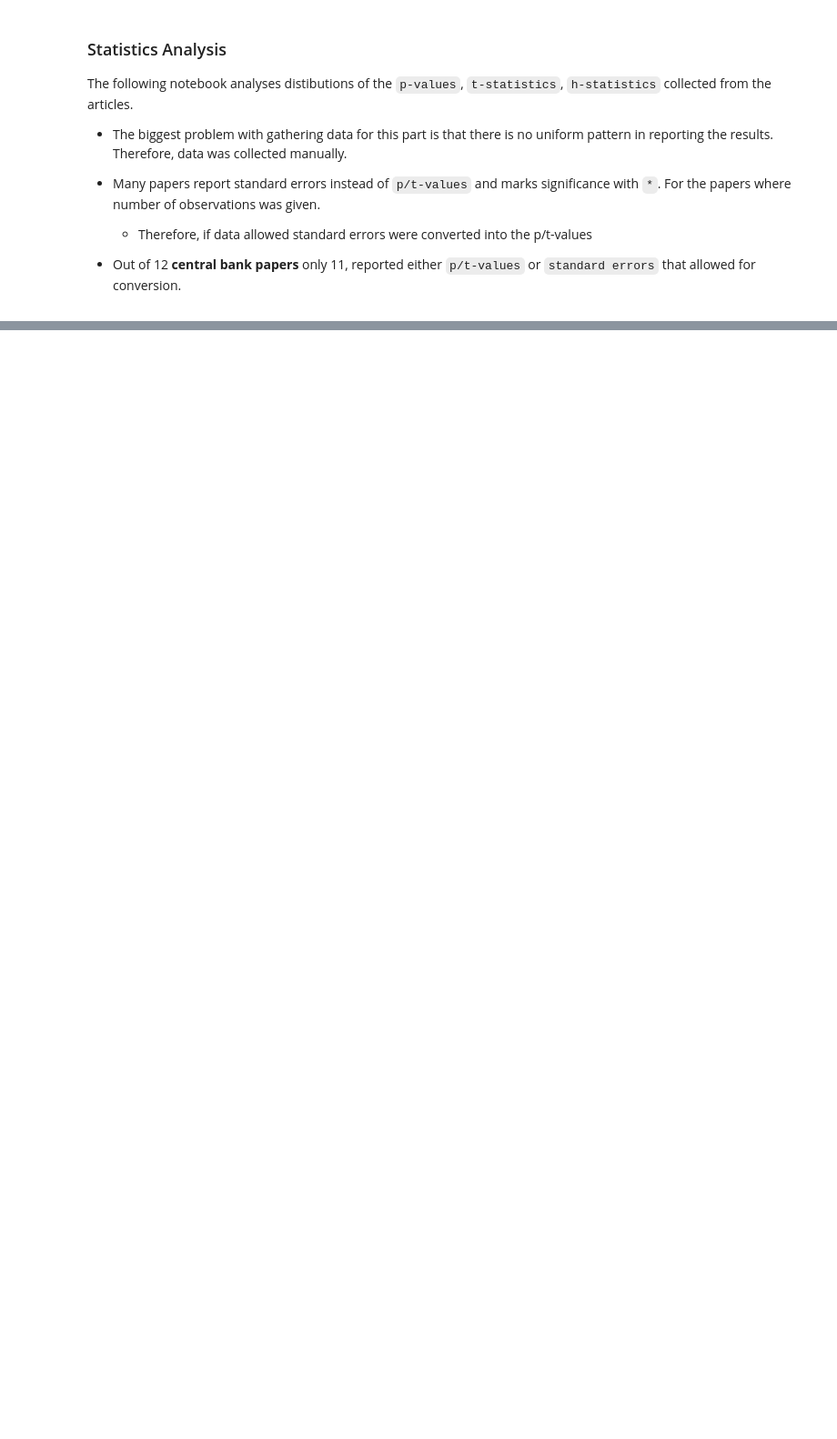
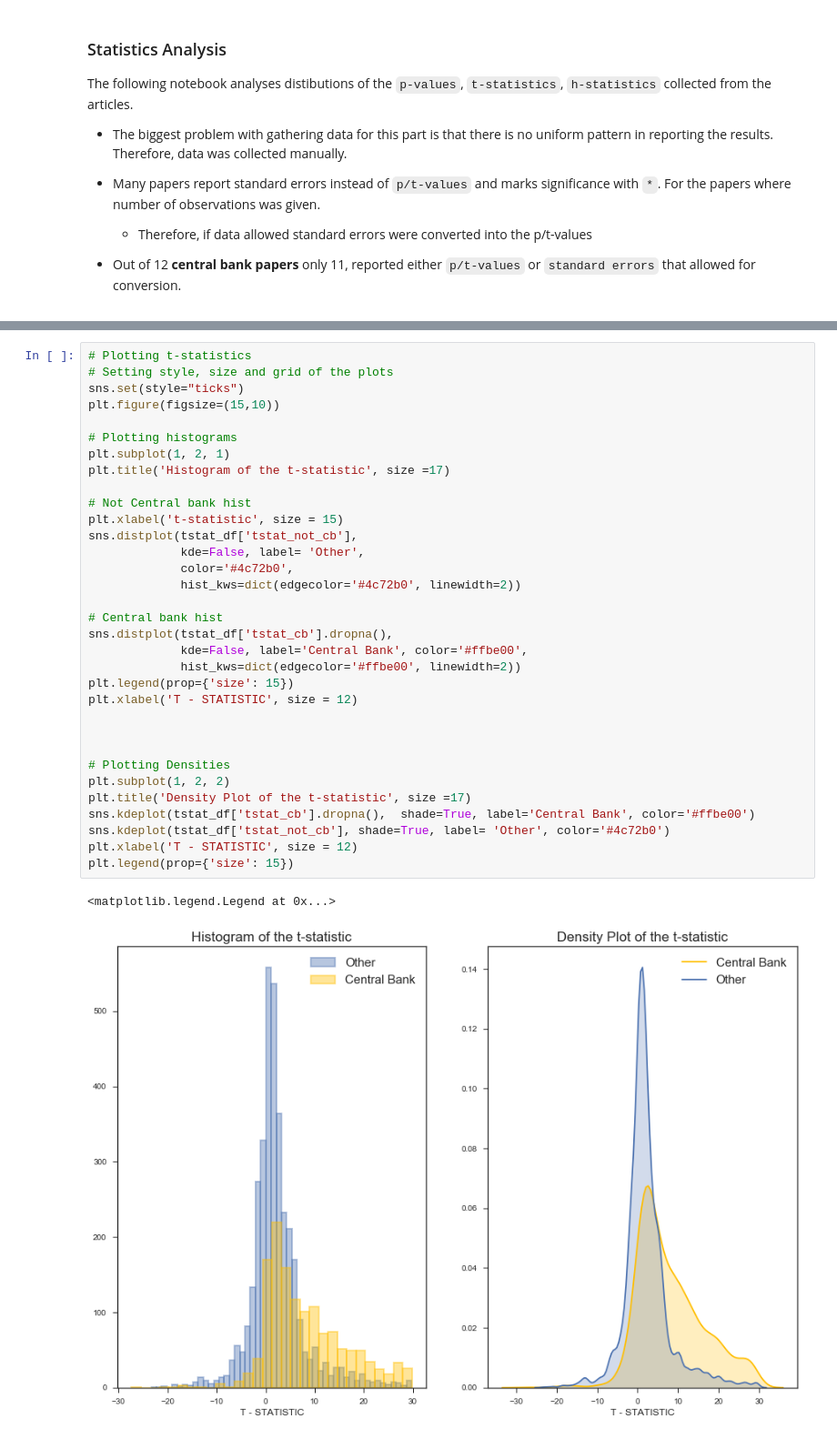
Before and after one commit to ln-P/MasterThesis, a Jupyter notebook: Analysis/Statistics_Analysis.ipynb, the cells around one changed output, grey strips where cells are left out. Shown: that part at 91% size. Drawn from its saved outputs; the diff is of its cells as text; blank space fills up the shorter version.

```diff
--- a/Analysis/Statistics_Analysis.ipynb
+++ b/Analysis/Statistics_Analysis.ipynb
@@ -75,0 +65,36 @@ pvalue_df.plot.density(alpha=0.5, figsize=(7,7))
+# %%
+# Plotting t-statistics
+# Setting style, size and grid of the plots
+sns.set(style="ticks")
+plt.figure(figsize=(15,10))
+
+# Plotting histograms
+plt.subplot(1, 2, 1)
+plt.title('Histogram of the t-statistic', size =17)
+
+# Not Central bank hist
+plt.xlabel('t-statistic', size = 15)
+sns.distplot(tstat_df['tstat_not_cb'],
+             kde=False, label= 'Other',
+             color='#4c72b0',
+             hist_kws=dict(edgecolor='#4c72b0', linewidth=2))
+
+# Central bank hist
+sns.distplot(tstat_df['tstat_cb'].dropna(),
+             kde=False, label='Central Bank', color='#ffbe00',
+             hist_kws=dict(edgecolor='#ffbe00', linewidth=2))
+plt.legend(prop={'size': 15})
+plt.xlabel('T - STATISTIC', size = 12)
+
+
+
+# Plotting Densities
+plt.subplot(1, 2, 2)
+plt.title('Density Plot of the t-statistic', size =17)
+sns.kdeplot(tstat_df['tstat_cb'].dropna(),  shade=True, label='Central Bank', color='#ffbe00')
+sns.kdeplot(tstat_df['tstat_not_cb'], shade=True, label= 'Other', color='#4c72b0')
+plt.xlabel('T - STATISTIC', size = 12)
+plt.legend(prop={'size': 15})
+# %% [output]
+<matplotlib.legend.Legend at 0x...>
+[figure, added]
```
Also changed, not shown: parts of 21 cells of this notebook, 2 other files.
